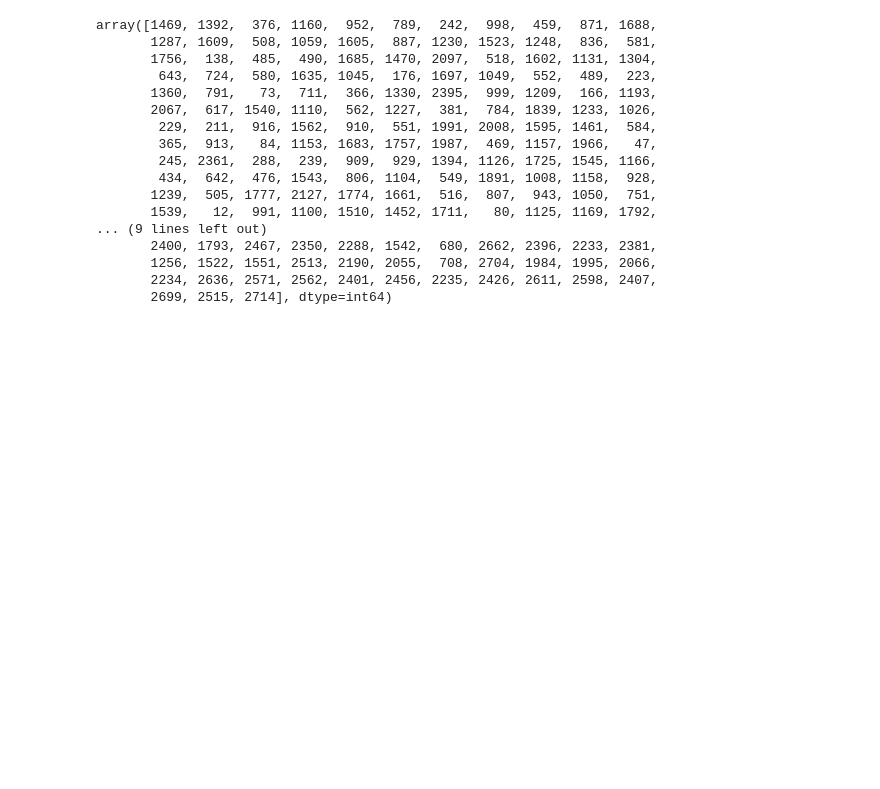
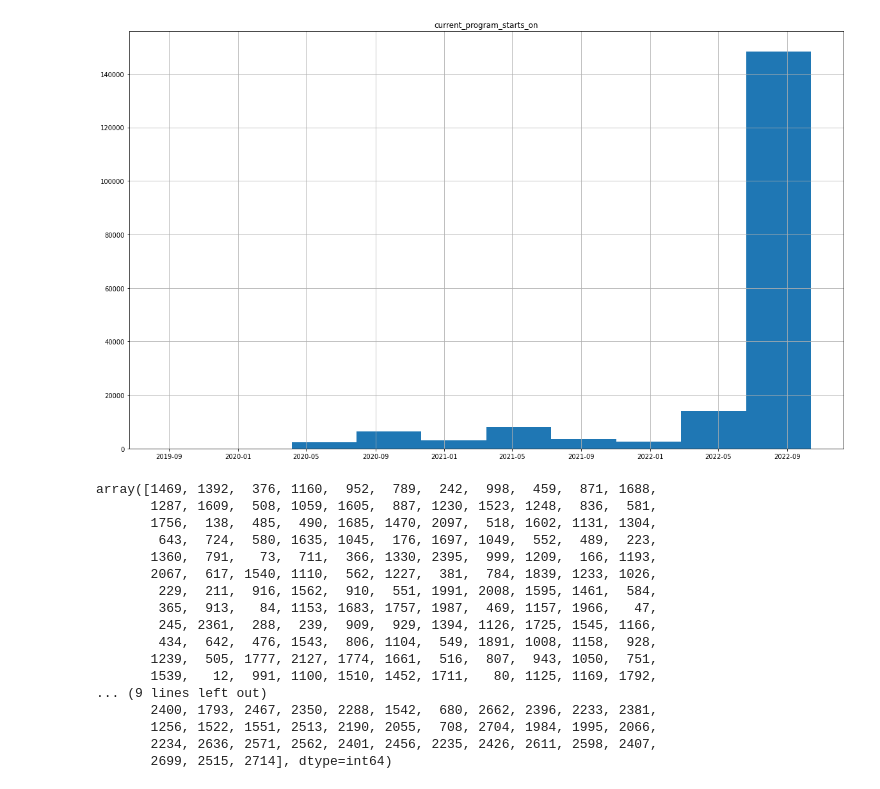
Before and after one commit to endovitskayaV/netology, a Jupyter notebook: explore.ipynb, the cells around one changed output. Cells and saved outputs as stored; diff of their text form; code cells hidden in the pictures; blank space fills up the shorter version.

```diff
--- a/explore.ipynb
+++ b/explore.ipynb
@@ -17,0 +52,2 @@ df = pd.read_csv("./content/train.csv")
+# %%
+df[['program_duration']]=df[['program_duration']].fillna('0 недель')
@@ -17,0 +85,16 @@ df = pd.read_csv("./content/train.csv")
+# %%
+def transform_duration(row):
+    program_duration = str(row.program_duration)
+    splt =  program_duration.split(' ')
+    unit = splt[1][0:3]
+    number = int(splt[0])
+    if unit =='мес':
+        number=number*4
+    row['program_duration'] =     number
+    return row
+# %%
+#df[['program_duration']]=df[['program_duration']].fillna('0 недель')
+df=df.apply(lambda row: transform_duration(row), axis=1)
+# %%
+program_starting_soon_le = preprocessing.LabelEncoder()
+df["program_starting_soon"] = program_starting_soon_le.fit_transform(df["program_starting_soon"])
@@ -18,3 +116,7 @@ df = pd.read_csv("./content/train.csv")
+# %%
+_ = df[["current_program_starts_on"]].hist(figsize=(20,12))
+# %% [output]
+[figure, added]
 # %%
 df.program_id.unique()
 # %% [output]
```
Also changed, not shown: parts of 7 cells of this notebook, 8 other files.
